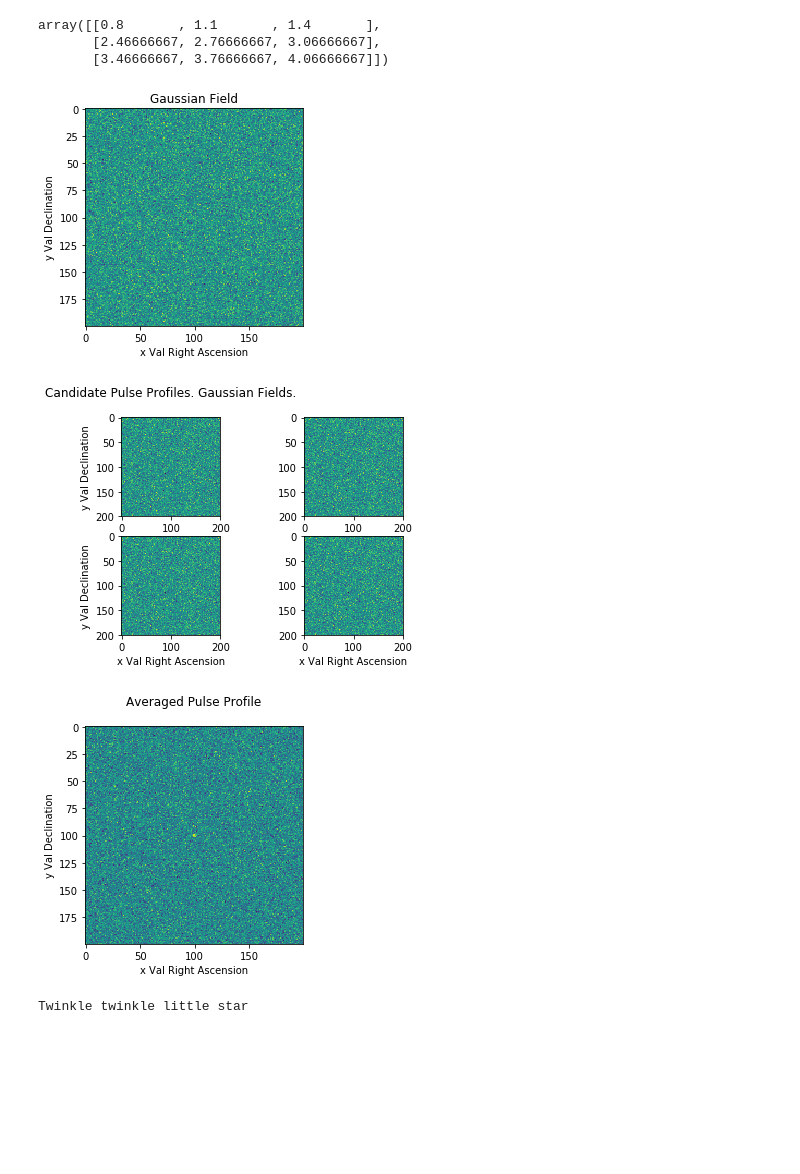
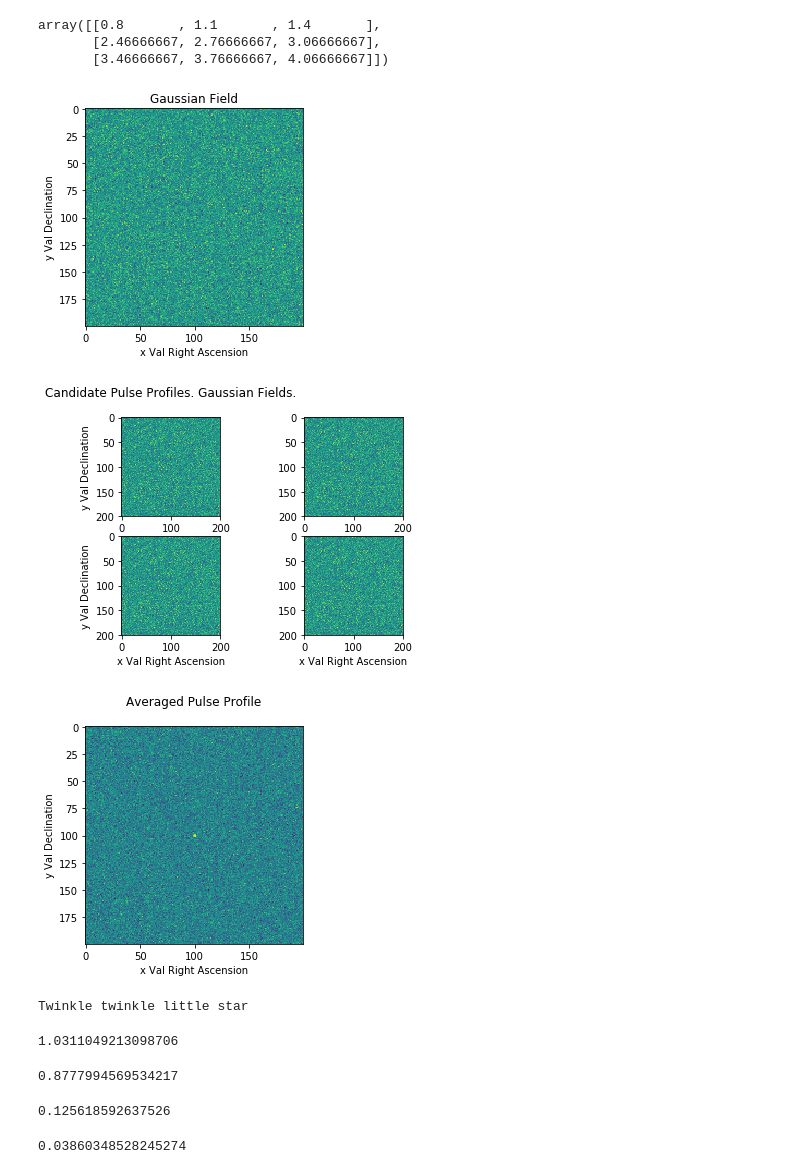
Before and after one commit to coderXmachina2/radioAstronomyCompendium, a Jupyter notebook: radioAstronomyCompendium.ipynb, the cells around one changed output. Drawn from its saved outputs; the diff is of its cells as text; code cells hidden in the pictures; blank space fills up the shorter version.

```diff
--- a/radioAstronomyCompendium.ipynb
+++ b/radioAstronomyCompendium.ipynb
@@ -173,38 +173,38 @@ gaussArr = np.zeros(shape=(200,200)) #roughly the size of a FITs image
 storeGaussFields = [] #make it empty list
 storeSignals = []
 
 #artificially create a signal
 signalArr = np.zeros(shape=(200,200))
 
 signalArr[99][99] = 0.95
 signalArr[99][100] = 0.99
-signalArr[99][101] = 1.0
-signalArr[100][99] = 1.3
-signalArr[100][100] = 1.0
+signalArr[99][101] = 1.2
+signalArr[100][99] = 1.4
+signalArr[100][100] = 1.2
 signalArr[100][101] = 1.1
 signalArr[101][99] = 1.1
 signalArr[101][100] = 1.1
 signalArr[101][101] = 1.1
 #
 
-nSamps = 7
+nSamps = 10
 
 for z in range(0,nSamps):
     for p in range(0,200):
         for l in range(0,200):
             gaussArr[p][l] = np.random.normal(0,1,1) #create 1 gaussian field
             profile = signalArr + gaussArr
 
     storeGaussFields.append(gaussArr)
     storeSignals.append(profile)
 
 plt.imshow(profile)
 plt.title('Gaussian Field')
 plt.ylabel('y Val Declination')
 plt.xlabel('x Val Right Ascension')
 plt.show()
 # %% [output]
-[figure, old version]
+[figure, new version]
 # %%
 plt.subplot(2,2,1)
 plt.imshow(storeGaussFields[0])
@@ -225,7 +225,7 @@ plt.xlabel('x Val Right Ascension')
 
 plt.show()
 # %% [output]
-[figure, old version]
+[figure, new version]
 # %%
 #signal Averager
 
@@ -244,5 +244,24 @@ plt.show()
 
 print("Twinkle twinkle little star")
 # %% [output]
-[figure, old version]
+[figure, new version]
 Twinkle twinkle little star
+# %%
+#now lets try to implement a mediu
+
+sumBucketArray[490:520]
+max(sumBucketArray) #this is the max value
+# %% [output]
+1.0311049213098706
+# %%
+np.median(sumBucketArray[496:503])
+# %% [output]
+0.8777994569534217
+# %%
+np.mean(sumBucketArray[490:520])
+# %% [output]
+0.125618592637526
+# %%
+np.mean(sumBucketArray[450:550])
+# %% [output]
+0.03860348528245274
```
Also changed, not shown: parts of 4 cells of this notebook, 1 other file.
